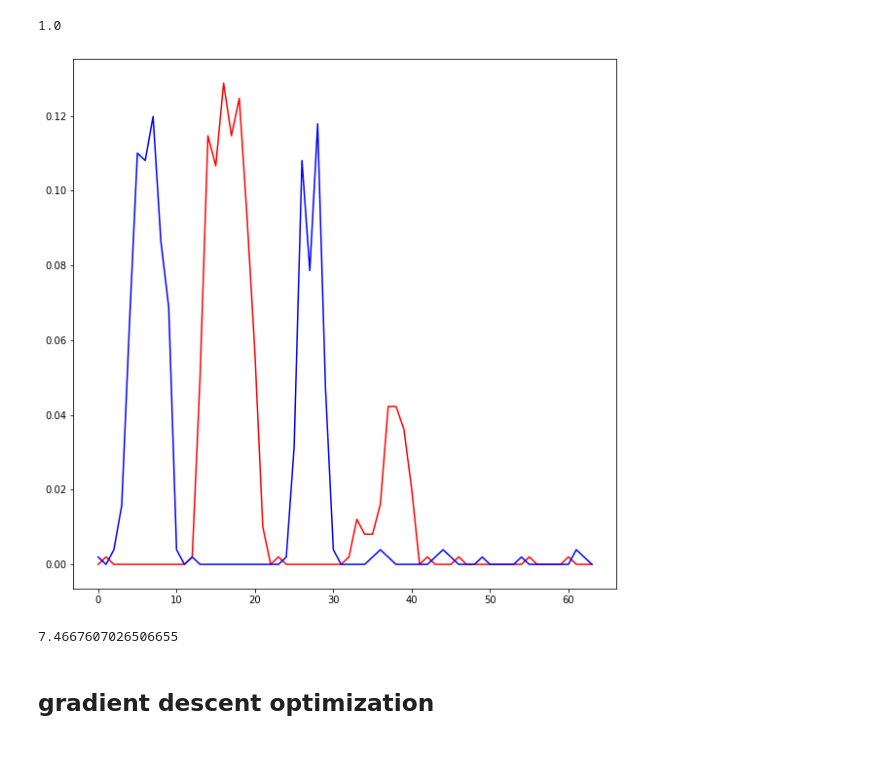
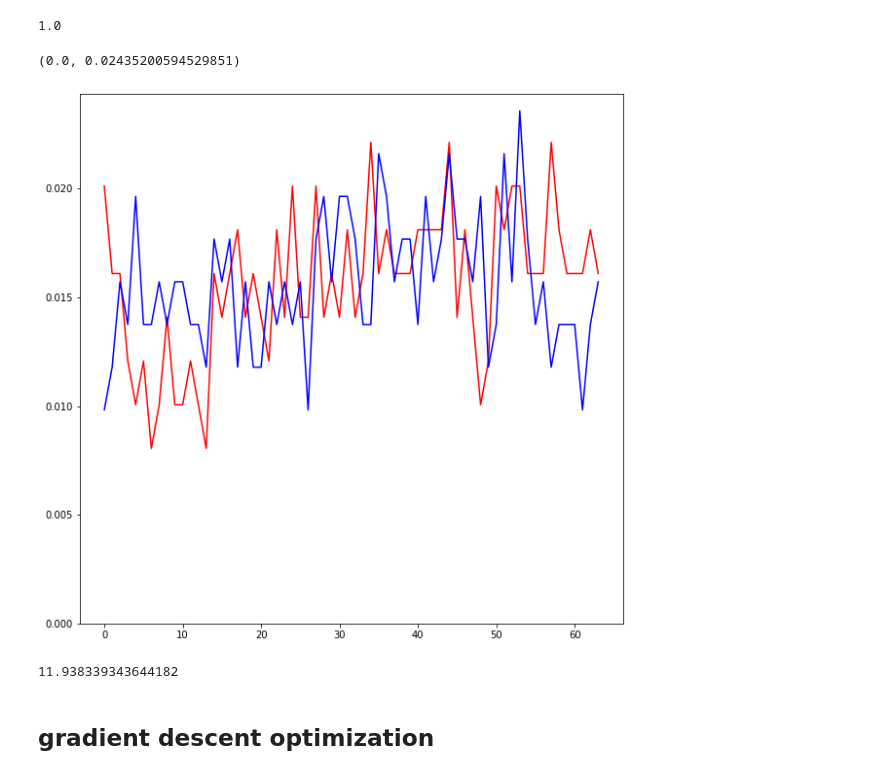
Before and after one commit to AntoineGrimaldi/aprovhots, a Jupyter notebook: notebook/2022-01-18_EMD.ipynb, the cells around one changed output. Drawn from its saved outputs; the diff is of its cells as text; code cells hidden in the pictures.

```diff
--- a/notebook/2022-01-18_EMD.ipynb
+++ b/notebook/2022-01-18_EMD.ipynb
@@ -127,9 +127,9 @@ _ = ax.imshow(It_, cmap=plt.hot(), vmin=-1, vmax=1)
 ## motion compensated transform on events
 # %%
 It_v = np.zeros((N_X, N_T))
-V = 1
+V = .1
 for i_T in range(N_T):
-    It_v[:, i_T] = np.roll(It_event[:, i_T], -V*i_T)
+    It_v[:, i_T] = np.roll(It_event[:, i_T], -int(V*i_T))
 # %%
 fig, ax = plt.subplots(figsize=(10,10))
 _ = ax.imshow(It_v, cmap=plt.cm.seismic, vmin=-1, vmax=1)
@@ -155,16 +155,18 @@ np.sum(p_V_minus)
 1.0
 # %%
 fig, ax = plt.subplots(figsize=(10,10))
-_ = ax.plot(p_V_plus, c='r')
-_ = ax.plot(p_V_minus, c='b')
+ax.plot(p_V_plus, c='r')
+ax.plot(p_V_minus, c='b')
+ax.set_ylim(0)
 # %% [output]
+(0.0, 0.02435200594529851)
-[figure, old version]
+[figure, new version]
 # %%
 entropy = -np.sum( p_V_minus * np.log2(p_V_minus + 1.*(p_V_minus==0)) )
 entropy += -np.sum( p_V_plus * np.log2(p_V_plus + 1.*(p_V_plus==0)) )
 # %%
 entropy
 # %% [output]
-7.4667607026506655
+11.938339343644182
 # %% [markdown]
 ## gradient descent optimization
```
Also changed, not shown: parts of 18 cells of this notebook.
